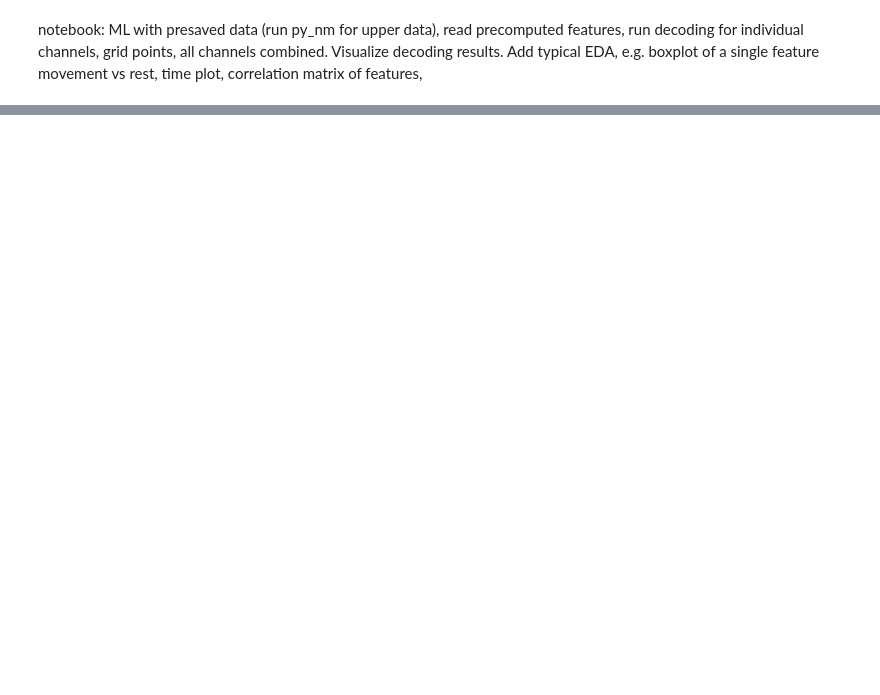
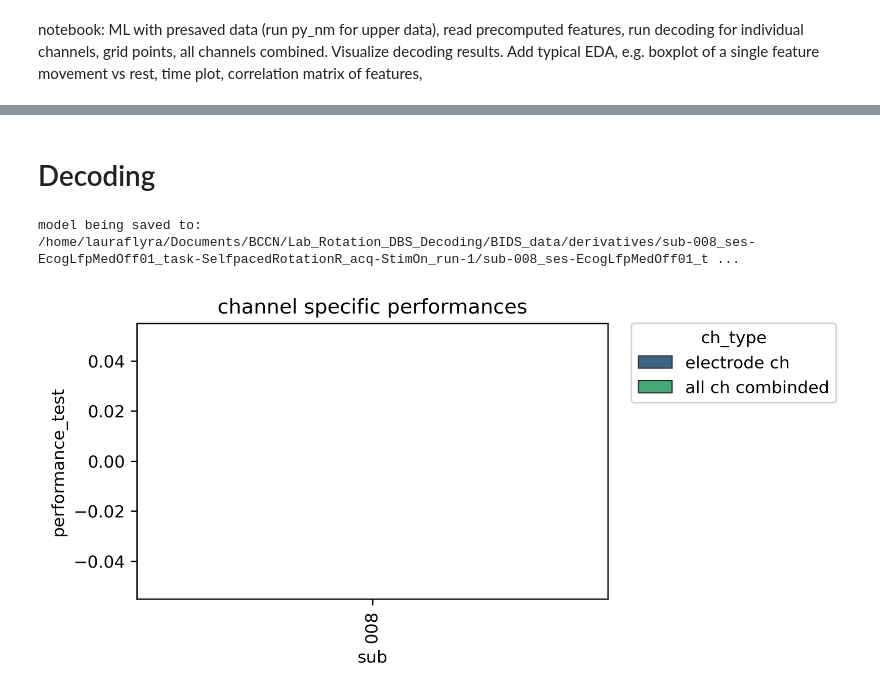
Before and after one commit to neuromodulation/py_neuromodulation, a Jupyter notebook: examples/example_decodingML.ipynb, the cells around one changed output, grey strips where cells are left out. Cells and saved outputs as stored; diff of their text form; code cells hidden in the pictures; blank space fills up the shorter version.

```diff
--- a/examples/example_decodingML.ipynb
+++ b/examples/example_decodingML.ipynb
@@ -135,0 +117,41 @@ nm_channels
+# %% [markdown]
+# Decoding
+# %%
+from sklearn import svm
+from sklearn import metrics, model_selection
+
+model = svm.SVR()
+
+feature_reader.decoder = nm_decode.Decoder(
+    features=feature_reader.feature_arr,
+    label=feature_reader.label,
+    label_name=feature_reader.label_name,
+    used_chs=feature_reader.used_chs,
+    model=model,
+    eval_method=metrics.balanced_accuracy_score,
+    cv_method=model_selection.RepeatedKFold(n_splits=3, n_repeats=2),
+    get_movement_detection_rate=True,
+    min_consequent_count=2,
+    TRAIN_VAL_SPLIT=False,
+    RUN_BAY_OPT=False,
+    bay_opt_param_space=None,
+    use_nested_cv=True,
+    sfreq=feature_reader.settings["sampling_rate_features_hz"],
+)
+
+performances = feature_reader.run_ML_model(
+    estimate_channels=True,
+    estimate_gridpoints=False,
+    estimate_all_channels_combined=True,
+    save_results=True,
+)
+
+df_per = feature_reader.get_dataframe_performances(performances)
+
+nm_plots.plot_df_subjects(
+    df_per, x_col="sub", y_col="performance_test", hue="ch_type",
+    PATH_SAVE=os.path.join(PATH_OUT, RUN_NAME, RUN_NAME + "_decoding_performance.png")
+)
+# %% [output]
+model being saved to: /home/lauraflyra/Documents/BCCN/Lab_Rotation_DBS_Decoding/BIDS_data/derivatives/sub-008_ses-EcogLfpMedOff01_task-SelfpacedRotationR_acq-StimOn_run-1/sub-008_ses-EcogLfpMedOff01_t ...
+[figure, added]
```
Also changed, not shown: parts of 14 cells of this notebook.
